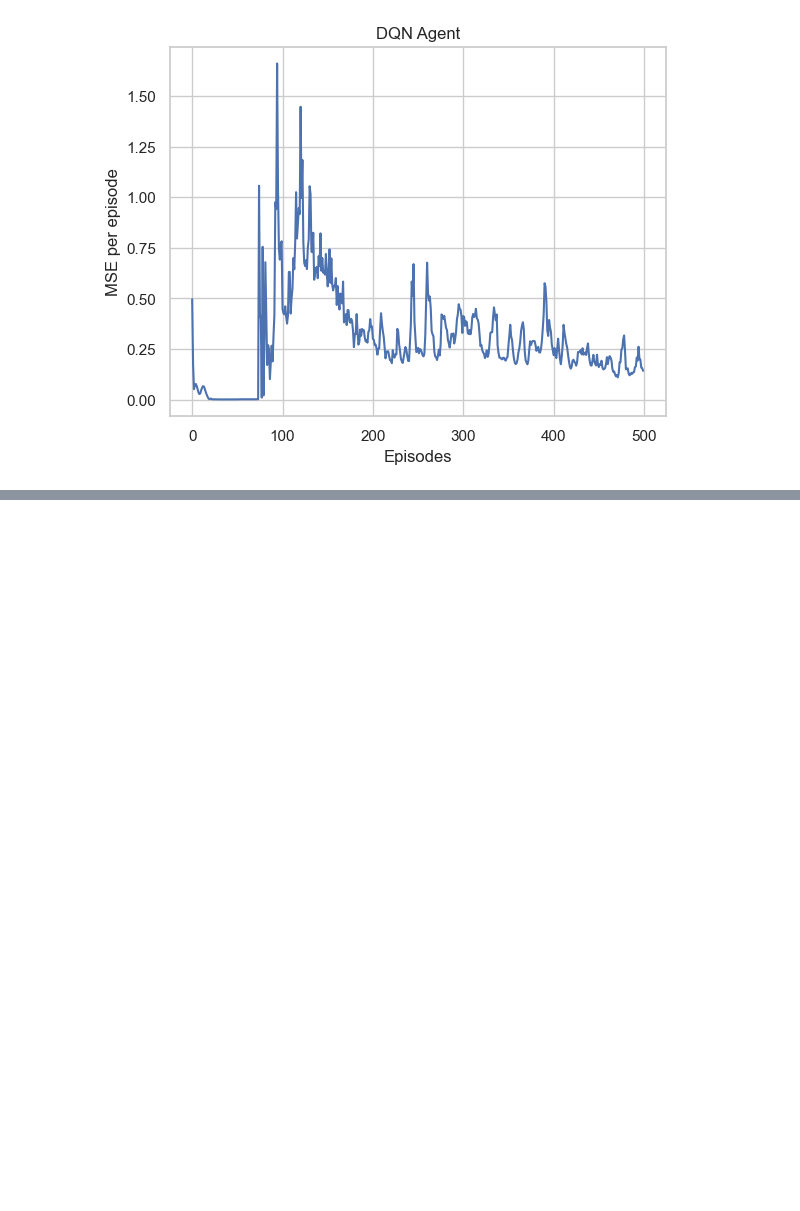
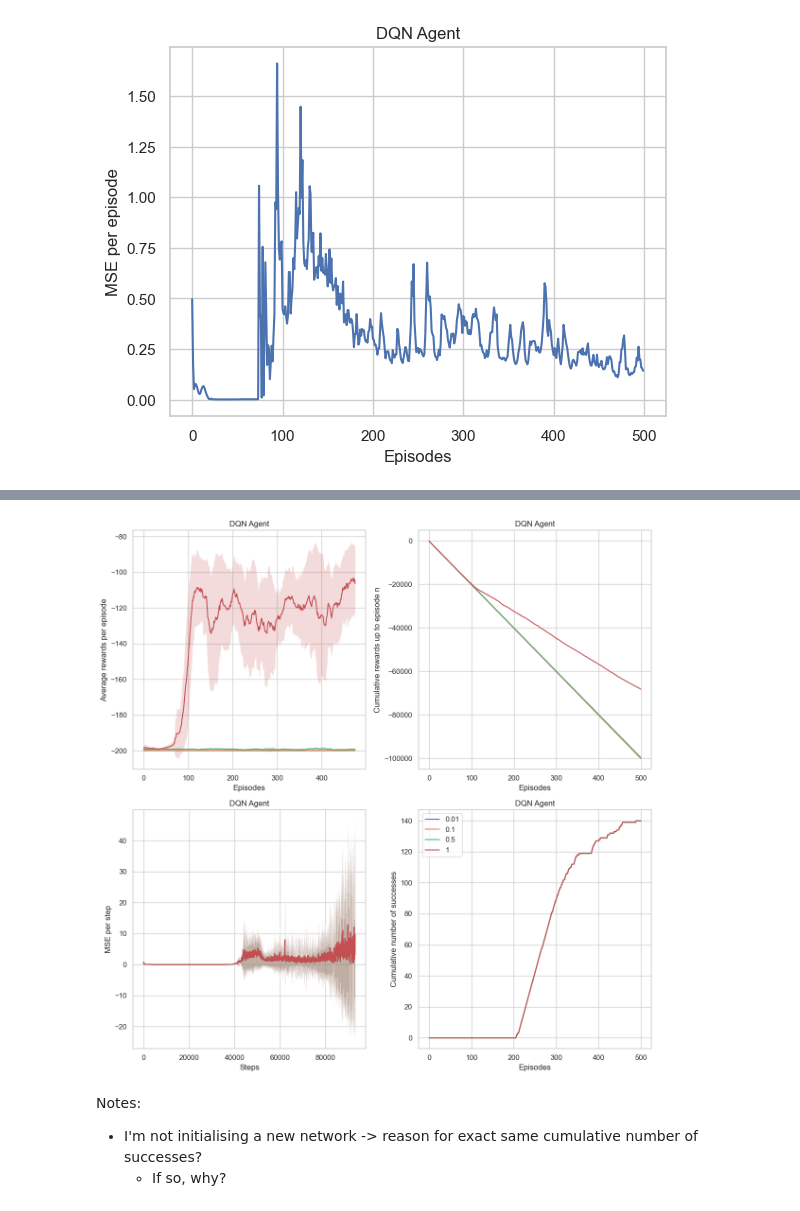
Before and after one commit to LionelSafar/Rolls-Royce-Peak-Plower, a Jupyter notebook: main.ipynb, the cells around one changed output, grey strips where cells are left out. Cells and saved outputs as stored; diff of their text form; code cells hidden in the pictures; blank space fills up the shorter version.

```diff
--- a/main.ipynb
+++ b/main.ipynb
@@ -482,0 +577,20 @@ domain_training_stats['num_successes']
+# %%
+# repeat previous plots without the 10 factor
+fig, ax = plt.subplots(2, 2, figsize=(12, 12))
+legend = []
+for reward_factor in reward_factors[0:4]:
+    domain_reward_dict = {key: aux_dicts[f'domain_training_{reward_factor}'][key] for key in reward_keys[0:1]}
+    plot_mean_reward_per_episode(domain_reward_dict, dqn_agent_1000.__class__.__name__, ax=ax[0, 0])
+    plot_cumulative_rewards(domain_reward_dict, dqn_agent_1000.__class__.__name__, ax=ax[0, 1])
+    plot_training_loss(domain_training_stats, dqn_agent_1000.__class__.__name__, ax=ax[1, 0])
+    plot_success(domain_training_stats, dqn_agent_1000.__class__.__name__, ax=ax[1, 1])
+    legend.append(f'{reward_factor}')
+plt.legend(legend)
+plt.tight_layout()
+plt.savefig('auxiliary_reward_variation_0.001_1.png')
+# %% [output]
+[figure, added]
+# %% [markdown]
+Notes:
+- I'm not initialising a new network -> reason for exact same cumulative number of successes?
+    - If so, why?
```
Also changed, not shown: parts of 14 cells of this notebook, 3 other files.
